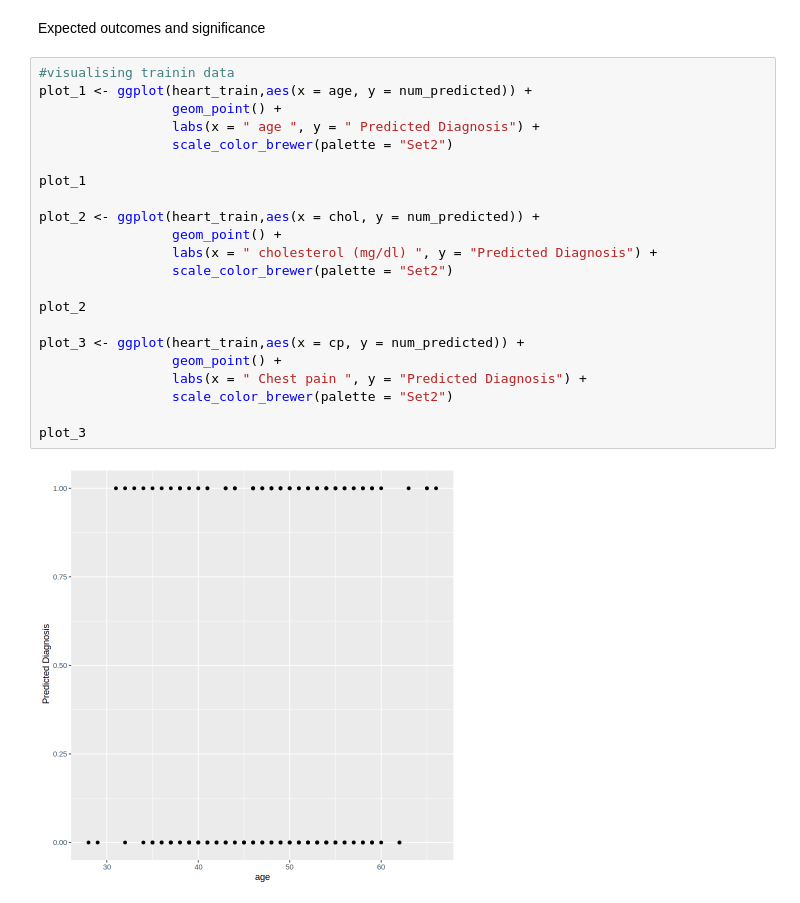
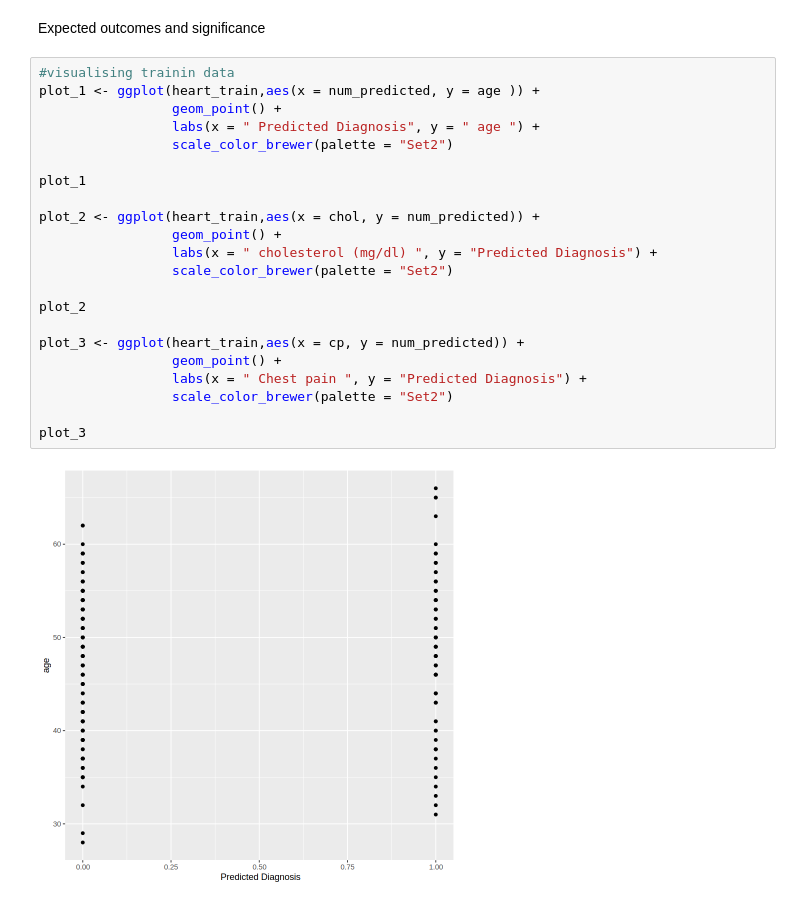
Before and after one commit to mairinleitch/dsci100_project-008-39, a Jupyter notebook: Heart_disease.ipynb, the cells around one changed output. Drawn from its saved outputs; the diff is of its cells as text.

```diff
--- a/Heart_disease.ipynb
+++ b/Heart_disease.ipynb
@@ -78,27 +78,27 @@ Methods
 Expected outcomes and significance
 # %%
 #visualising trainin data
-plot_1 <- ggplot(heart_train,aes(x = age, y = num_predicted)) +
+plot_1 <- ggplot(heart_train,aes(x = num_predicted, y = age )) +
                  geom_point() +
-                 labs(x = " age ", y = " Predicted Diagnosis") +
+                 labs(x = " Predicted Diagnosis", y = " age ") +
                  scale_color_brewer(palette = "Set2")
 
 plot_1
 
 plot_2 <- ggplot(heart_train,aes(x = chol, y = num_predicted)) +
                  geom_point() +
                  labs(x = " cholesterol (mg/dl) ", y = "Predicted Diagnosis") +
                  scale_color_brewer(palette = "Set2")
 
 plot_2
 
 plot_3 <- ggplot(heart_train,aes(x = cp, y = num_predicted)) +
                  geom_point() +
                  labs(x = " Chest pain ", y = "Predicted Diagnosis") +
                  scale_color_brewer(palette = "Set2")
 
 plot_3
 # %% [output]
-[figure, old version]
+[figure, new version]
 [figure]
 [figure]
```
